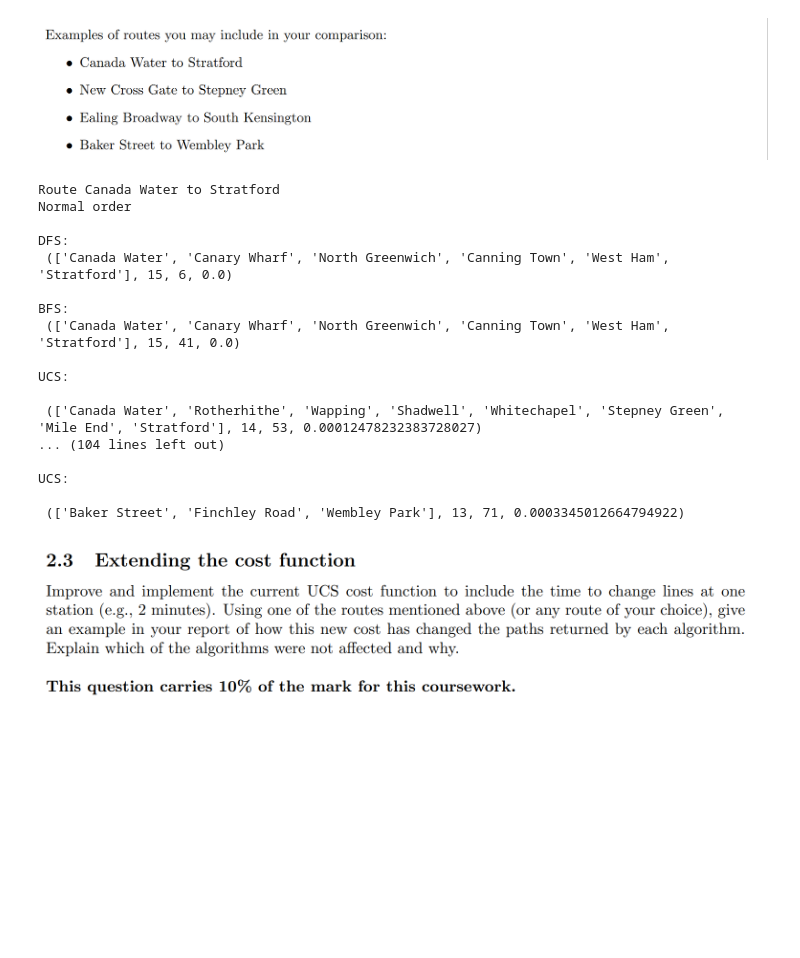
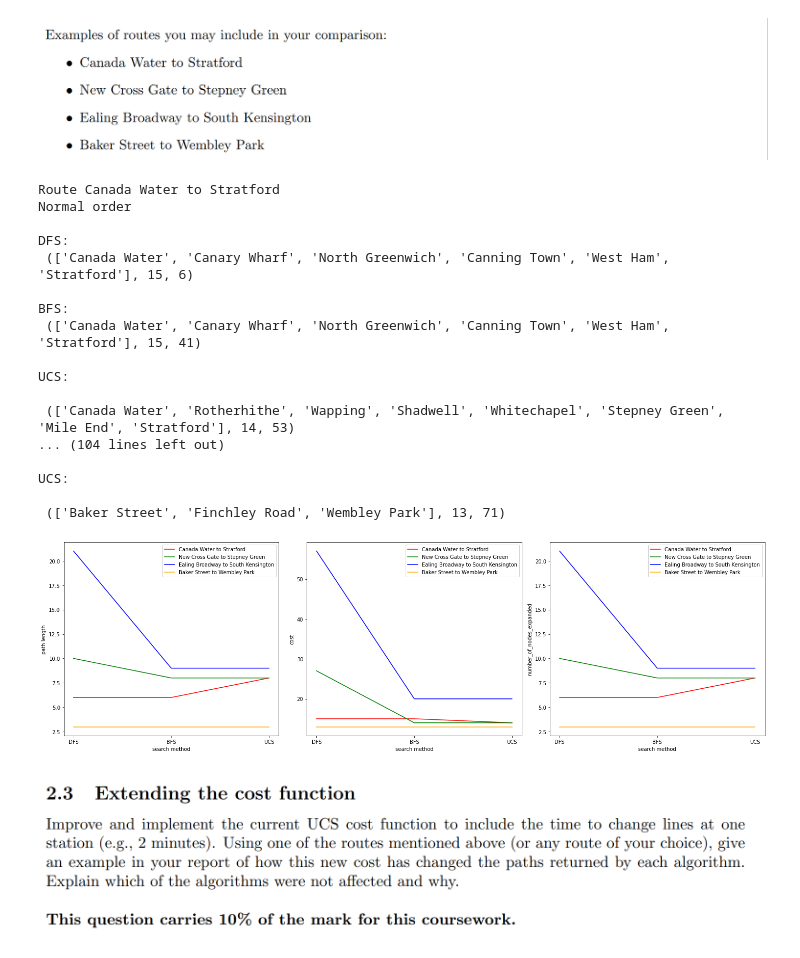
Before and after one commit to kianahs/AI_Search_Genetic-algorithm, a Jupyter notebook: coursework_1.ipynb, the cells around one changed output. Saved outputs shown, nothing was run; the diff lists cells and outputs as text; code cells hidden in the pictures; blank space fills up the shorter version.

```diff
--- a/coursework_1.ipynb
+++ b/coursework_1.ipynb
@@ -150,7 +150,6 @@ import time
 # %%
 def dfs(start_station, goal_station, reverse = False):
 
-    start_time = time.time()
     # create start state
     start_state = State(start_station, None, [start_station], 0)
     # create a LIFO queue(stack)
@@ -168,8 +167,8 @@ def dfs(start_station, goal_station, reverse = False):
 
         #if current_state is your goal return its path, cost, ...
         if current_state.current_station == goal_station:
-            end_time = time.time()
-            return current_state.path, current_state.cost, expanded_nodes, ((end_time - start_time)/len(current_state.path))
+
+            return current_state.path, current_state.cost, expanded_nodes
 
 
         #otherwise get current state children and reverse the order if it is true
@@ -182,7 +181,6 @@ def dfs(start_station, goal_station, reverse = False):
 # %%
 def bfs(start_station, goal_station, reverse=False):
     # create start state
-    start_time = time.time()
     start_state = State(start_station, None, [start_station], 0)
     # create a FIFO queue
     frontier = [start_state]
@@ -198,8 +196,7 @@ def bfs(start_station, goal_station, reverse=False):
 
         #if current_state is your goal return its path, cost, ...
         if current_state.current_station == goal_station:
-            end_time = time.time()
-            return current_state.path, current_state.cost , expanded_nodes, ((end_time - start_time)/len(current_state.path))
+            return current_state.path, current_state.cost , expanded_nodes
 
         #otherwise get current state children and reverse the order if it is true
         neighbours = reversed(current_state.get_neighbours()) if reverse else current_state.get_neighbours()
@@ -213,7 +210,6 @@ def bfs(start_station, goal_station, reverse=False):
 # %%
 def ucs(start_station, goal_station, reverse=False):
     # create start state
-    start_time = time.time()
     start_state = State(start_station, None, [start_station], 0)
     # create a Priority queue (cost, state)
     frontier = [(0, start_state)]
@@ -230,8 +226,8 @@ def ucs(start_station, goal_station, reverse=False):
 
         #if current_state is your goal return its path, cost, ...
         if current_state.current_station == goal_station:
-            end_time = time.time()
-            return current_state.path, current_state.cost , expanded_nodes, ((end_time - start_time)/len(current_state.path))
+
+            return current_state.path, current_state.cost , expanded_nodes
 
         #otherwise get current state children and reverse the order if it is true
         neighbours = reversed(current_state.get_neighbours()) if reverse else current_state.get_neighbours()
@@ -296,34 +311,65 @@ UCS:
 ![image.png](attachment:image.png)
 # %%
 #define all routes into a list and loop through the list and print the results of dfs,bfs,and ucs in different orders
+# plot graphs which compares performance of different algortihms for each route based on the factors of path length cost and
+# number of expanded nodes
+import matplotlib.pyplot as plt
 
 routes = [("Canada Water","Stratford"),("New Cross Gate","Stepney Green"),
           ("Ealing Broadway","South Kensington"),("Baker Street","Wembley Park")]
 
+
+search_methods =  ["DFS", "BFS", "UCS"]
+colors = ['red', 'green', 'blue', 'orange']
+
+fig, axs = plt.subplots(nrows=1, ncols=3, figsize=(20, 6))
+
+
+i=0
+
+
+
 for start, end in routes:
     print("Route {} to {}".format(start, end))
-    print_all_algorithms_results(start, end)
+    path_length, costs, number_of_nodes_expanded = print_all_algorithms_results(start, end)
+    axs[0].plot(search_methods, path_length, color=colors[i], label="{} to {}".format(start, end))
+    axs[0].set_xlabel("search method")
+    axs[0].set_ylabel("path length")
+    axs[0].legend()
+    axs[1].plot(search_methods, costs, color=colors[i], label="{} to {}".format(start, end))
+    axs[1].set_xlabel("search method")
+    axs[1].set_ylabel("cost")
+    axs[1].legend()
+    axs[2].plot(search_methods, path_length, color=colors[i], label="{} to {}".format(start, end))
+    axs[2].set_xlabel("search method")
+    axs[2].set_ylabel("number_of_nodes_expanded")
+    axs[2].legend()
+    i += 1
     print("\n\n\n")
-    print_all_algorithms_results(start, end, reverse=True)
+    r_path_length, r_costs, r_number_of_nodes_expanded = print_all_algorithms_results(start, end, reverse=True)
     print("\n\n\n")
+
+plt.tight_layout()
+plt.show()
 # %% [output]
 Route Canada Water to Stratford
 Normal order
 
 DFS:
- (['Canada Water', 'Canary Wharf', 'North Greenwich', 'Canning Town', 'West Ham', 'Stratford'], 15, 6, 0.0)
+ (['Canada Water', 'Canary Wharf', 'North Greenwich', 'Canning Town', 'West Ham', 'Stratford'], 15, 6)
 
 BFS:
- (['Canada Water', 'Canary Wharf', 'North Greenwich', 'Canning Town', 'West Ham', 'Stratford'], 15, 41, 0.0)
+ (['Canada Water', 'Canary Wharf', 'North Greenwich', 'Canning Town', 'West Ham', 'Stratford'], 15, 41)
 
 UCS:
 
- (['Canada Water', 'Rotherhithe', 'Wapping', 'Shadwell', 'Whitechapel', 'Stepney Green', 'Mile End', 'Stratford'], 14, 53, 0.00012478232383728027)
+ (['Canada Water', 'Rotherhithe', 'Wapping', 'Shadwell', 'Whitechapel', 'Stepney Green', 'Mile End', 'Stratford'], 14, 53)
 ... (104 lines left out)
 
 UCS:
 
- (['Baker Street', 'Finchley Road', 'Wembley Park'], 13, 71, 0.0003345012664794922)
+ (['Baker Street', 'Finchley Road', 'Wembley Park'], 13, 71)
+[figure, added]
 # %% [markdown]
 ![image.png](attachment:image.png)
 # %%
```
Also changed, not shown: parts of 8 cells of this notebook.
